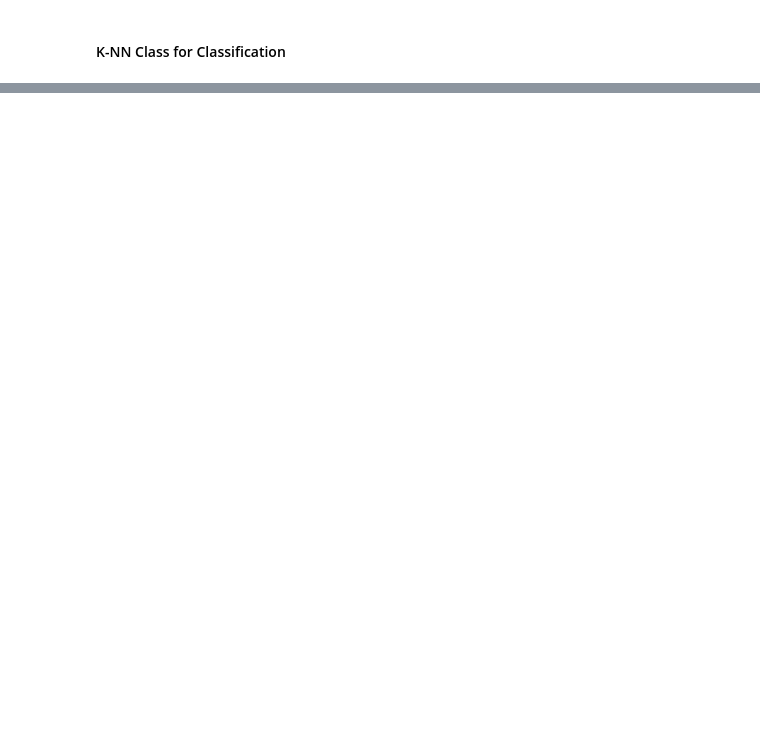
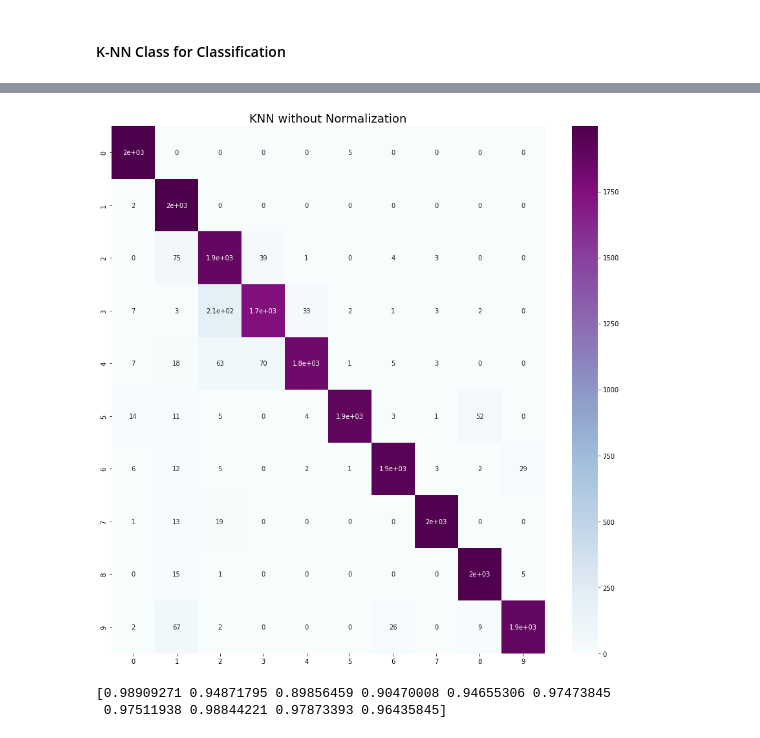
Before and after one commit to Kassra-sinaei/ML_HW_4, a Jupyter notebook: simulations/q7.ipynb, the cells around one changed output, grey strips where cells are left out. Drawn from its saved outputs; the diff is of its cells as text; code cells hidden in the pictures; blank space fills up the shorter version.

```diff
--- a/simulations/q7.ipynb
+++ b/simulations/q7.ipynb
@@ -74,0 +83,19 @@ classifier = KNN(5, X_train, Y_train)
+# %%
+X_test = X_test.flatten().reshape(20000, 1024)
+Y_test = np.argmax(Y_test, axis=1)
+# %%
+from sklearn.neighbors import KNeighborsClassifier
+
+model = KNeighborsClassifier(n_neighbors=3)
+model.fit(X_train, Y_train)
+y_predict = model.predict(X_test)
+# %%
+plt.figure(figsize = (15,15))
+sns.heatmap(confusion_matrix(Y_test, y_predict), annot=True, cmap="BuPu")
+plt.title("KNN without Normalization", fontsize = 18)
+plt.show()
+print(f1_score(Y_test, y_predict, average=None))
+# %% [output]
+[figure, added]
+[0.98909271 0.94871795 0.89856459 0.90470008 0.94655306 0.97473845
+ 0.97511938 0.98844221 0.97873393 0.96435845]
```
Also changed, not shown: parts of 4 cells of this notebook, 1 other file.
